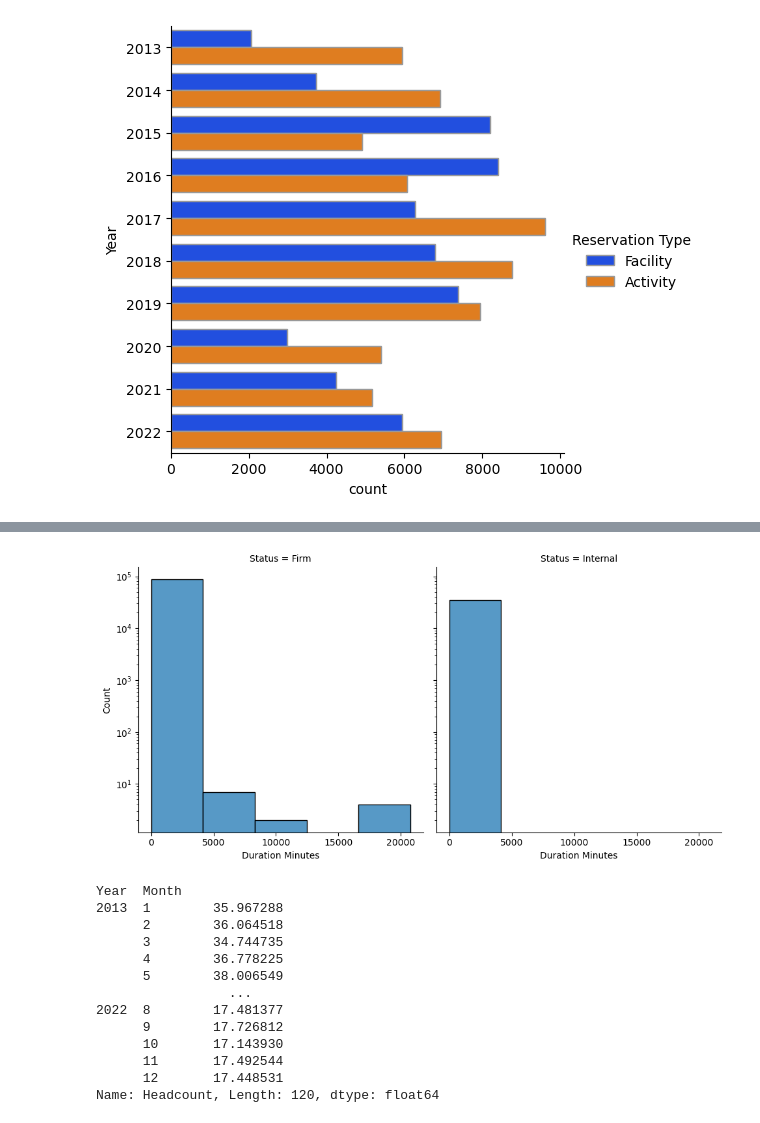
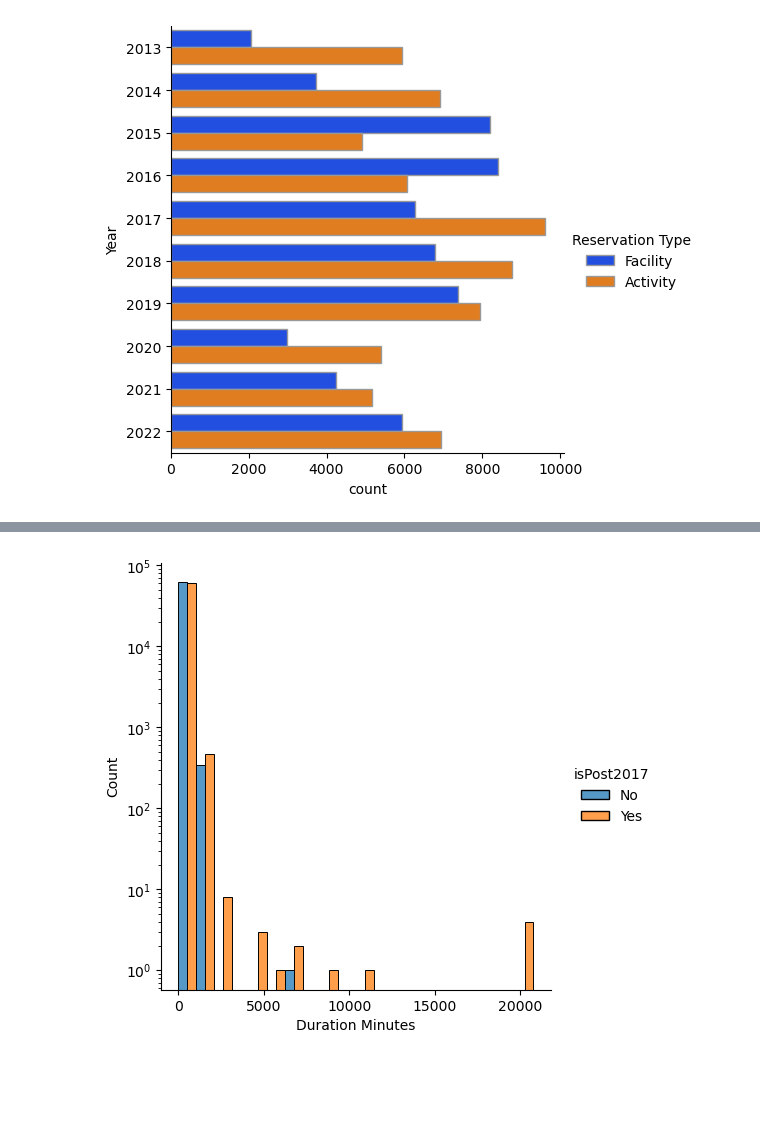
Before and after one commit to EarliestFall988/Data-Science-CIS-590, a Jupyter notebook: Analysis of Interesting Correlations and Features/Year versus Status.ipynb, the cells around one changed output, grey strips where cells are left out. Drawn from its saved outputs; the diff is of its cells as text; code cells hidden in the pictures; blank space fills up the shorter version.

Commit message:
Year versus Status added

```diff
--- a/Analysis of Interesting Correlations and Features/Year versus Status.ipynb
+++ b/Analysis of Interesting Correlations and Features/Year versus Status.ipynb
@@ -62,5 +57,0 @@ sns.lineplot(data=df.groupby('Year')['Headcount'].mean(), linestyle="--")
-# %%
-indexAge = df[ (df['Status'] == 'Hold') | (df['Status'] == 'Tentative') ].index
-df.drop(indexAge , inplace=True)
-sns.displot(df, x="Headcount", col="Status", bins=5)
-plt.yscale('log')
@@ -68,0 +58,3 @@ plt.yscale('log')
+# %%
+df['isPost2017'] = df['Year'].apply(lambda x: "Yes" if x > 2017 else "No")
+df.head()
@@ -69,21 +74,6 @@ plt.yscale('log')
 # %%
-sns.displot(df, x="Duration Minutes", col="Status", bins=5)
+sns.displot(df, x="Duration Minutes", hue="isPost2017", multiple="dodge", bins=20, )
 plt.yscale('log')
+plt.savefig('figures/durationMinutesisPost2017.pdf')
 # %% [output]
-[figure, old version]
+[figure, new version]
-# %%
-df.groupby(['Year', 'Month'])['Headcount'].mean()
-# %% [output]
-Year  Month
-2013  1        35.967288
-      2        36.064518
-      3        34.744735
-      4        36.778225
-      5        38.006549
-                 ...
-2022  8        17.481377
-      9        17.726812
-      10       17.143930
-      11       17.492544
-      12       17.448531
-Name: Headcount, Length: 120, dtype: float64
```
Also changed, not shown: parts of 15 cells of this notebook, 4 other files.
